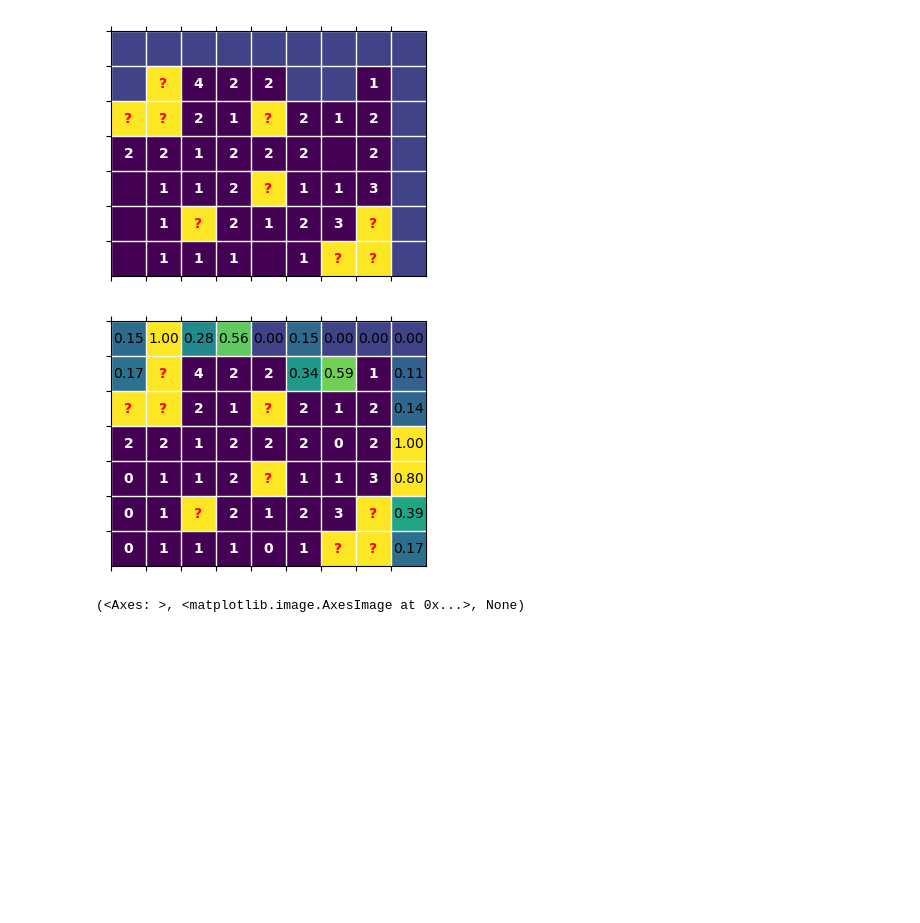
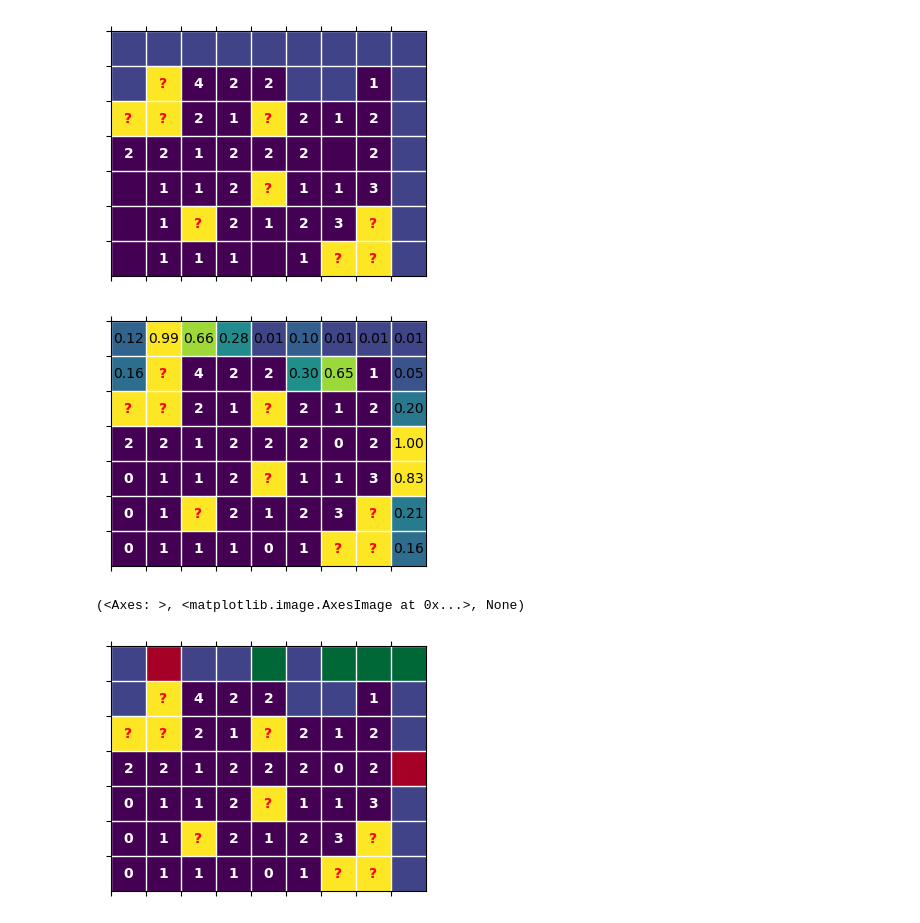
Before and after one commit to ClaudioPaterniti/MineSweeperLearning, a Jupyter notebook: test.ipynb, the cells around one changed output. Cells and saved outputs as stored; diff of their text form; code cells hidden in the pictures; blank space fills up the shorter version.

```diff
--- a/test.ipynb
+++ b/test.ipynb
@@ -40,9 +46,13 @@ ax, s, h = pyplot_game(g[0], print_zeros=False)
 # %%
-p = patch(g, np.array([12]))
+p = model(g, np.array([12]))
 pyplot_game(g[0], mine_probs=p[0])
 # %% [output]
-[figure, old version]
+[figure, new version]
 (<Axes: >, <matplotlib.image.AxesImage at 0x...>, None)
+# %%
+player.plot_moves(g[0], np.array([12]))
+# %% [output]
+[figure, added]
 # %%
 g = Game(n=1)
 z = g.open_zero()
```
Also changed, not shown: parts of 12 cells of this notebook, 4 other files.
